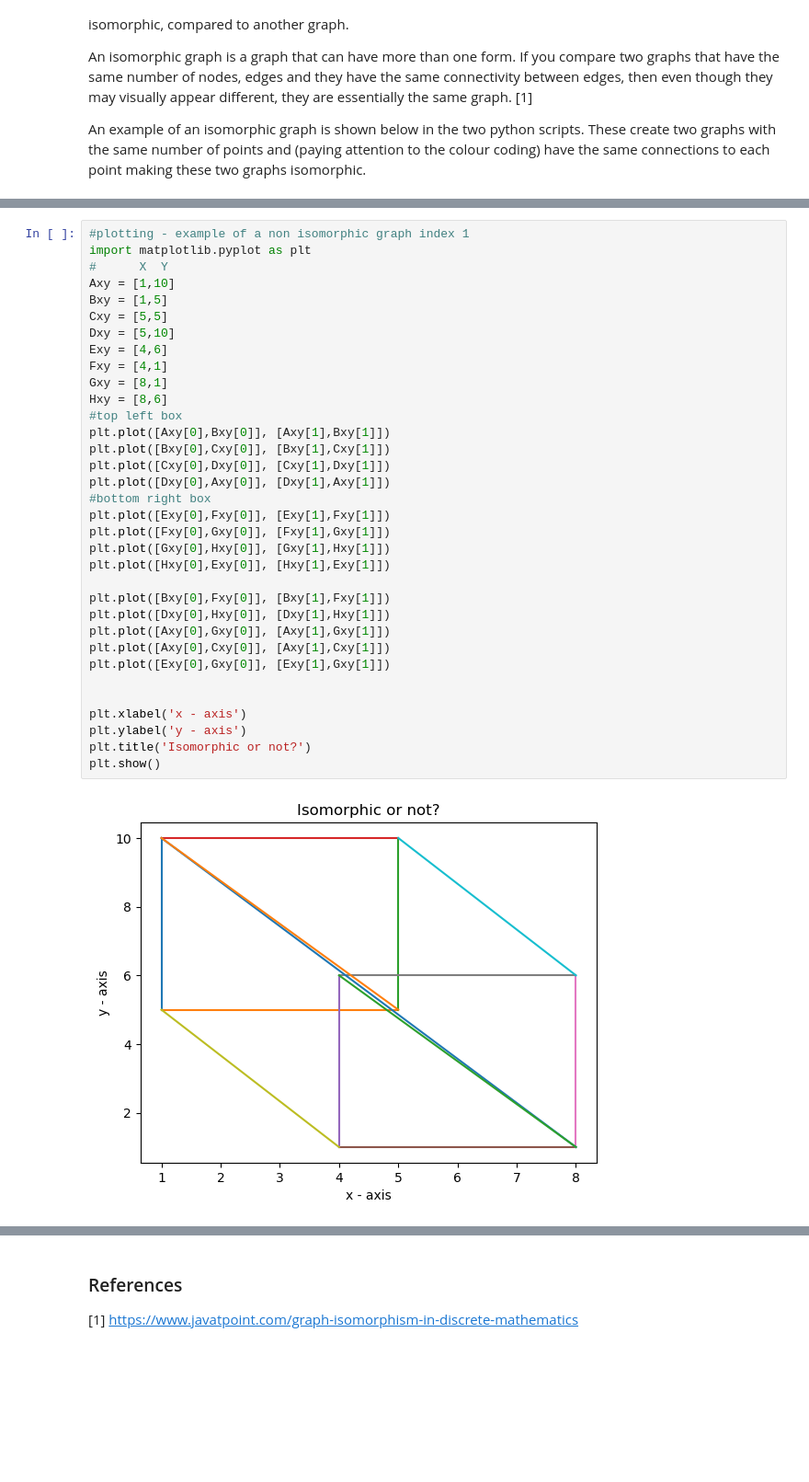
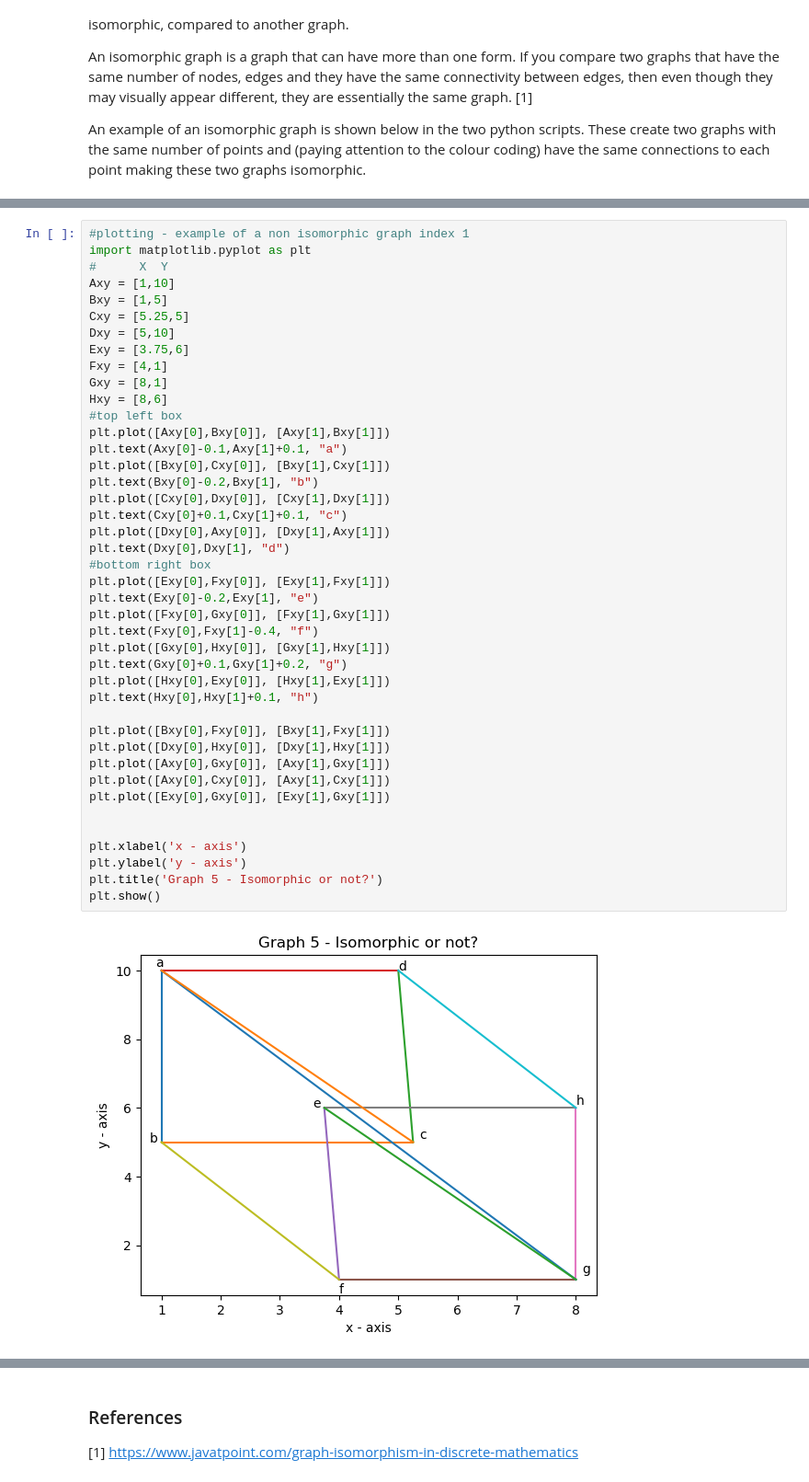
Before and after one commit to Heather-Curran/Graph-Theory-Project, a Jupyter notebook: graph_isomorphism.ipynb, the cells around one changed output, grey strips where cells are left out. Shown: that part at 92% size. Saved outputs shown, nothing was run; the diff lists cells and outputs as text; blank space fills up the shorter version.

```diff
--- a/graph_isomorphism.ipynb
+++ b/graph_isomorphism.ipynb
@@ -144,37 +164,45 @@ plt.show()
 import matplotlib.pyplot as plt
 #      X  Y
 Axy = [1,10]
 Bxy = [1,5]
-Cxy = [5,5]
+Cxy = [5.25,5]
 Dxy = [5,10]
-Exy = [4,6]
+Exy = [3.75,6]
 Fxy = [4,1]
 Gxy = [8,1]
 Hxy = [8,6]
 #top left box
 plt.plot([Axy[0],Bxy[0]], [Axy[1],Bxy[1]])
+plt.text(Axy[0]-0.1,Axy[1]+0.1, "a")
 plt.plot([Bxy[0],Cxy[0]], [Bxy[1],Cxy[1]])
+plt.text(Bxy[0]-0.2,Bxy[1], "b")
 plt.plot([Cxy[0],Dxy[0]], [Cxy[1],Dxy[1]])
+plt.text(Cxy[0]+0.1,Cxy[1]+0.1, "c")
 plt.plot([Dxy[0],Axy[0]], [Dxy[1],Axy[1]])
+plt.text(Dxy[0],Dxy[1], "d")
 #bottom right box
 plt.plot([Exy[0],Fxy[0]], [Exy[1],Fxy[1]])
+plt.text(Exy[0]-0.2,Exy[1], "e")
 plt.plot([Fxy[0],Gxy[0]], [Fxy[1],Gxy[1]])
+plt.text(Fxy[0],Fxy[1]-0.4, "f")
 plt.plot([Gxy[0],Hxy[0]], [Gxy[1],Hxy[1]])
+plt.text(Gxy[0]+0.1,Gxy[1]+0.2, "g")
 plt.plot([Hxy[0],Exy[0]], [Hxy[1],Exy[1]])
+plt.text(Hxy[0],Hxy[1]+0.1, "h")
 
 plt.plot([Bxy[0],Fxy[0]], [Bxy[1],Fxy[1]])
 plt.plot([Dxy[0],Hxy[0]], [Dxy[1],Hxy[1]])
 plt.plot([Axy[0],Gxy[0]], [Axy[1],Gxy[1]])
 plt.plot([Axy[0],Cxy[0]], [Axy[1],Cxy[1]])
 plt.plot([Exy[0],Gxy[0]], [Exy[1],Gxy[1]])
 
 
 plt.xlabel('x - axis')
 plt.ylabel('y - axis')
-plt.title('Isomorphic or not?')
+plt.title('Graph 5 - Isomorphic or not?')
 plt.show()
 # %% [output]
-[figure, old version]
+[figure, new version]
 # %%
 #plotting - example of a non isomorphic graph index 1
 import matplotlib.pyplot as plt
```
Also changed, not shown: parts of 6 cells of this notebook.
